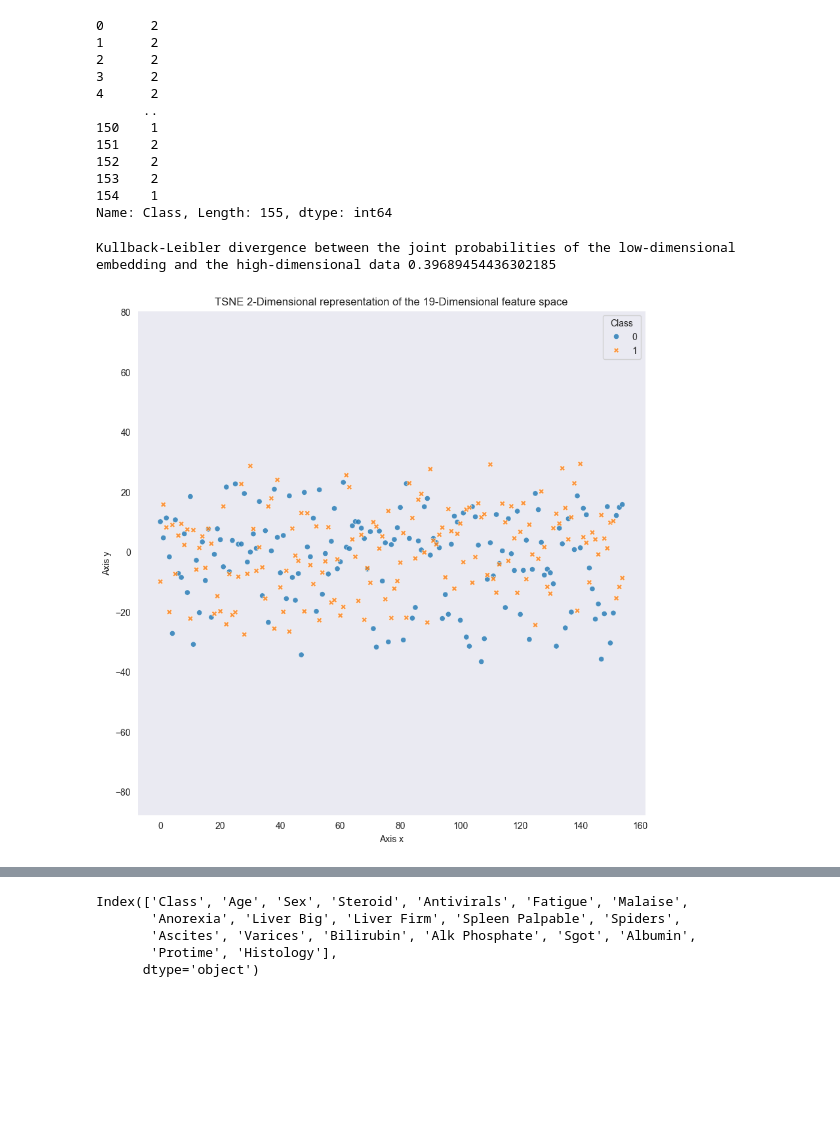
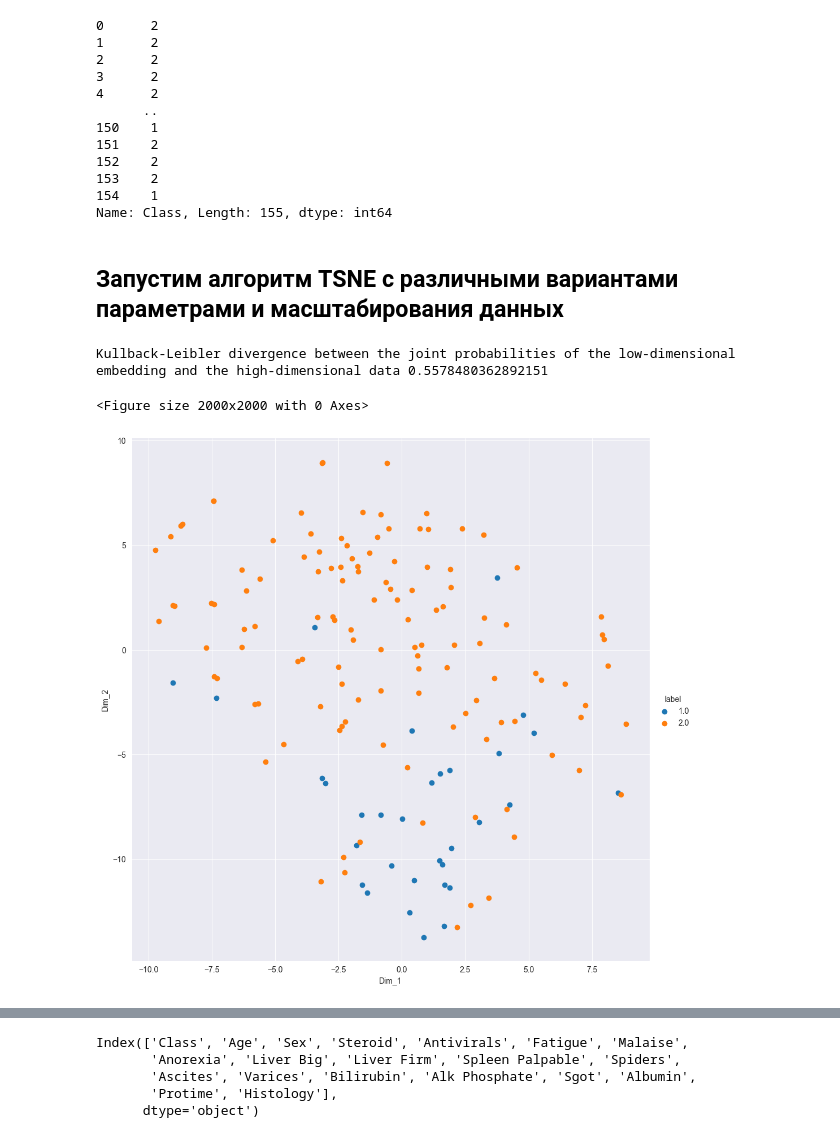
Before and after one commit to FuseII/intelligent_systems, a Jupyter notebook: lab_3_4/dimension_reduce/hepatitis.ipynb, the cells around one changed output, grey strips where cells are left out. Cells and saved outputs as stored; diff of their text form; code cells hidden in the pictures; blank space fills up the shorter version.

Commit message:
visualization

```diff
--- a/lab_3_4/dimension_reduce/hepatitis.ipynb
+++ b/lab_3_4/dimension_reduce/hepatitis.ipynb
@@ -202,29 +212,40 @@ hepatitis_targets
 153    2
 154    1
 Name: Class, Length: 155, dtype: int64
+# %% [markdown]
+## Запустим алгоритм TSNE с различными вариантами параметрами и масштабирования данных
 # %%
-def plot_tsne(X, title, save=False, save_name="tsne"):
-    tsne = TSNE(n_components=2, learning_rate='auto',
-                init='pca', perplexity=12, method='barnes_hut')
+# функция для визуализациии результатов работы алгоритма TSNE с различными параметрами
+def plot_tsne(X, title, tsne_kwargs, save=False, save_name="tsne"):
+    # tsne = TSNE(n_components=2, learning_rate='auto',
+    #             init='pca', perplexity=12, method='barnes_hut')
+    tsne = TSNE(**tsne_kwargs)
     X_tsne = tsne.fit_transform(X)
     print(
         f"Kullback-Leibler divergence between the joint probabilities of the low-dimensional embedding and the high-dimensional data {tsne.kl_divergence_}")
-    plt.figure(figsize=(10, 10))
-    sns.scatterplot(X_tsne, alpha=0.8)
-    plt.axis("equal")
-    plt.ylabel("Axis y")
-    plt.xlabel("Axis x")
-    plt.legend(title="Class")
-    plt.title(title)
-    plt.grid()
+    tsne_data = np.vstack((X_tsne.T, hepatitis_targets)).T
+    tsne_df = pd.DataFrame(data=tsne_data,columns=("Dim_1","Dim_2","label"))
+    plt.figure(figsize=(20, 20))
+    sns.FacetGrid(tsne_df,hue="label",height=10).map(plt.scatter,"Dim_1","Dim_2").add_legend()
+
+    # plt.scatter(X_tsne[:, 0], X_tsne[:, 1], c=hepatitis_targets)
+    # sns.scatterplot(X_tsne,)
+    # plt.axis("equal")
+    # plt.ylabel("Axis y")
+    # plt.xlabel("Axis x")
+    # plt.legend(title="Class")
+    # plt.title(title)
+    # plt.grid()
     if save:
         plt.savefig(fname=f'images/{save_name}.png', dpi=300,
                     format='png',  bbox_inches='tight')
     plt.show()
-
-
-plot_tsne(hepatitis_features, save=False, save_name="initial_tsne",
-          title="TSNE 2-Dimensional representation of the 19-Dimensional feature space")
-# %% [output]
-Kullback-Leibler divergence between the joint probabilities of the low-dimensional embedding and the high-dimensional data 0.39689454436302185
-[figure, removed]
+# %%
+tsne_kwargs = {}
+X_tsne =  StandardScaler().fit_transform(hepatitis_features)
+plot_tsne(X=X_tsne, save=False, save_name="initial_tsne",
+          title="TSNE 2-Dimensional representation of the 3-Dimensional feature space",tsne_kwargs=tsne_kwargs)
+# %% [output]
+Kullback-Leibler divergence between the joint probabilities of the low-dimensional embedding and the high-dimensional data 0.5578480362892151
+<Figure size 2000x2000 with 0 Axes>
+[figure, added]
```
Also changed, not shown: parts of 26 cells of this notebook.
